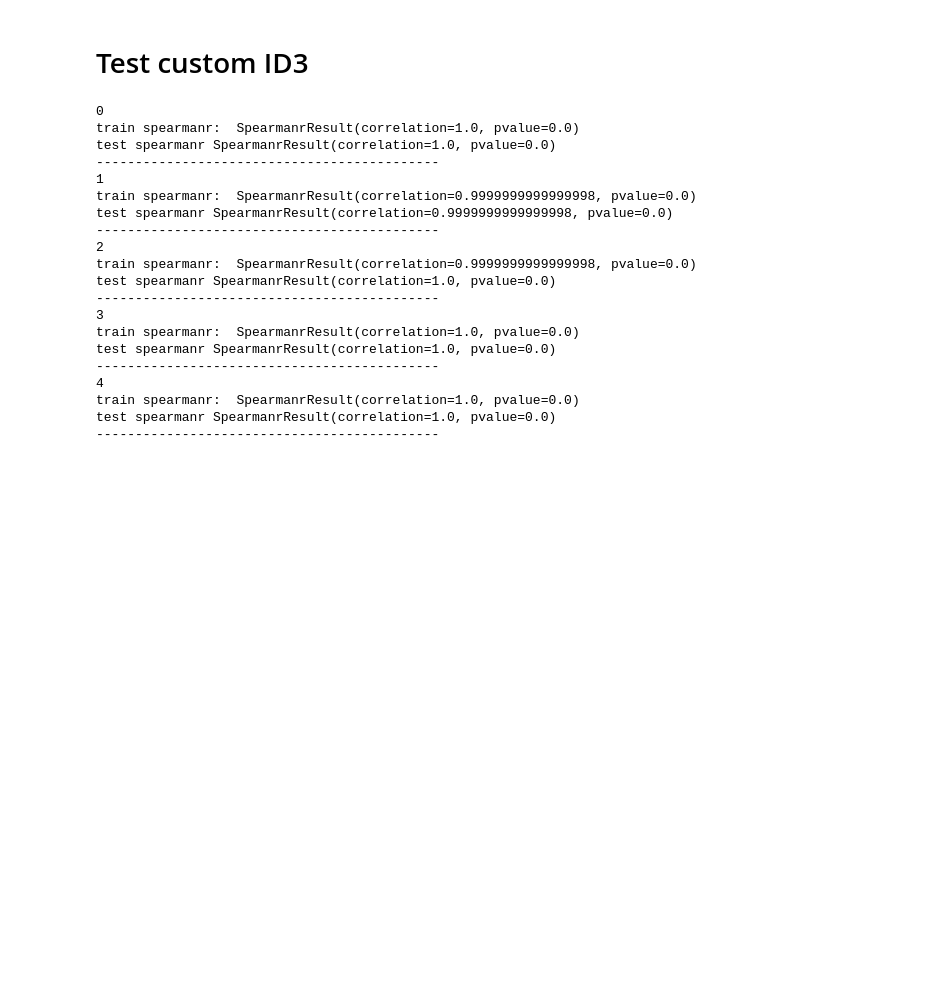
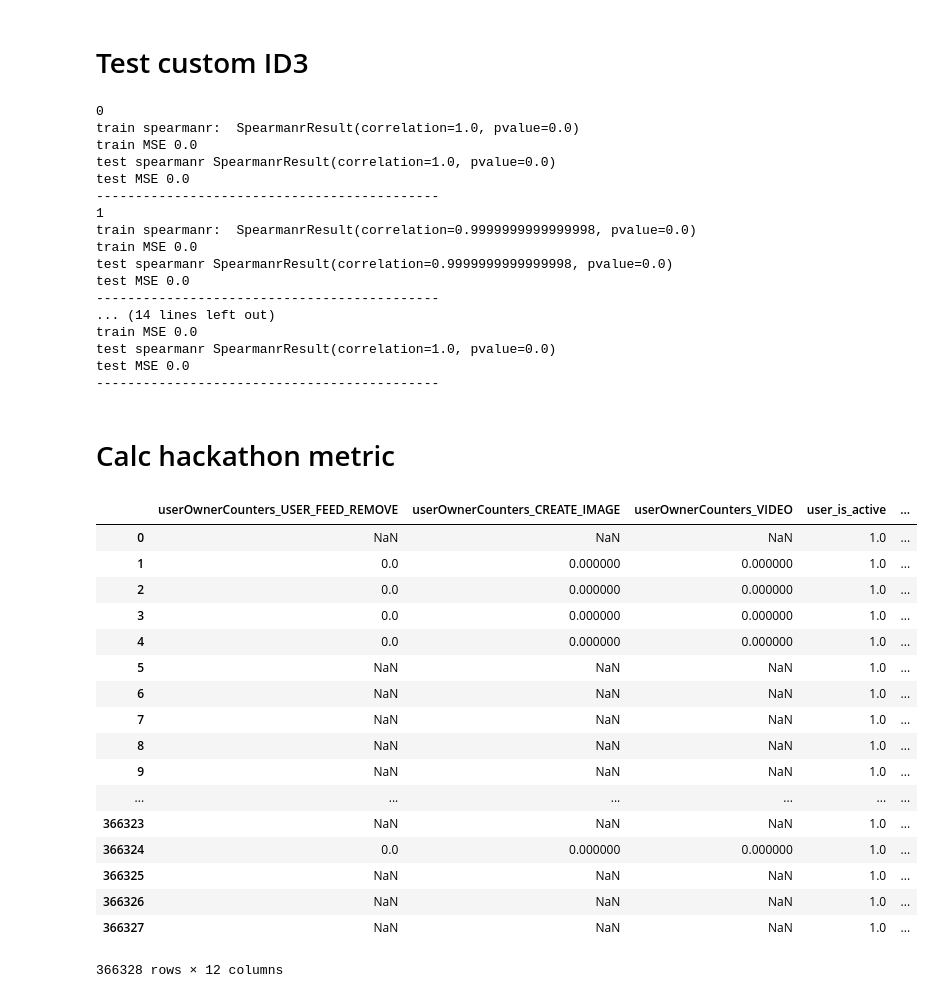
Before and after one commit to SKutukov/ML_experiments, a Jupyter notebook: main.py.ipynb, the cells around one changed output. Drawn from its saved outputs; the diff is of its cells as text; code cells hidden in the pictures; blank space fills up the shorter version.

Commit message:
add metric

```diff
--- a/main.py.ipynb
+++ b/main.py.ipynb
@@ -390,7 +415,6 @@ k = 5
 # %%
 for p in range(0, 5):
     X_train, y_train, X_test, y_test = split_dataframe(tranformed_data, Y, p, k)
-
 #     print(X_train.shape, y_train.shape, X_test.shape, y_test.shape)
     root =  ID3(X_train, y_train)
 
@@ -399,26 +423,79 @@ for p in range(0, 5):
 
     print(p)
     print("train spearmanr: ", spearmanr(y_train, y_train_sc))
+    print("train MSE", mean_squared_error(y_train, y_train_sc))
     print("test spearmanr", spearmanr(y_test, y_score))
+    print("test MSE", mean_squared_error(y_test, y_score))
     print("--------------------------------------------")
 # %% [output]
 0
 train spearmanr:  SpearmanrResult(correlation=1.0, pvalue=0.0)
+train MSE 0.0
 test spearmanr SpearmanrResult(correlation=1.0, pvalue=0.0)
+test MSE 0.0
 --------------------------------------------
 1
 train spearmanr:  SpearmanrResult(correlation=0.9999999999999998, pvalue=0.0)
+train MSE 0.0
 test spearmanr SpearmanrResult(correlation=0.9999999999999998, pvalue=0.0)
+test MSE 0.0
 --------------------------------------------
-2
-train spearmanr:  SpearmanrResult(correlation=0.9999999999999998, pvalue=0.0)
+... (14 lines left out)
+train MSE 0.0
 test spearmanr SpearmanrResult(correlation=1.0, pvalue=0.0)
+test MSE 0.0
 --------------------------------------------
-3
-train spearmanr:  SpearmanrResult(correlation=1.0, pvalue=0.0)
-test spearmanr SpearmanrResult(correlation=1.0, pvalue=0.0)
---------------------------------------------
-4
-train spearmanr:  SpearmanrResult(correlation=1.0, pvalue=0.0)
-test spearmanr SpearmanrResult(correlation=1.0, pvalue=0.0)
---------------------------------------------
+# %% [markdown]
+# Calc hackathon metric
+# %%
+# Used to read the Parquet data
+import pyarrow.parquet as parquet
+# Used to train the baseline model
+import numpy as np
+from sklearn.tree import DecisionTreeClassifier
+from sklearn.metrics import mean_squared_error
+from scipy.stats import spearmanr
+
+from sklearn.utils import shuffle
+
+import pandas as pd
+import os
+
+
+
+
+# Where the downloaded data are
+input_path = '/home/faraon/data/collabTrain/'
+# Where to store results
+output_path = './'
+
+dirs = ["date=2018-03-21"]
+
+data = pd.DataFrame({})
+for file in dirs:
+    temp_data = parquet.read_table(input_path + file).to_pandas()
+    data = pd.concat([data, temp_data])
+
+data['label'] = data['feedback'].apply(lambda x: 1.0 if("Liked" in x) else 0.0)
+
+data = data[ [*selected_features, "instanceId_userId", "instanceId_objectId", "label"] ]
+data
+# %% [output]
+|  | userOwnerCounters_USER_FEED_REMOVE | userOwnerCounters_CREATE_IMAGE | userOwnerCounters_VIDEO | user_is_active | ... |
+| 0 | NaN | NaN | NaN | 1.0 | ... |
+| 1 | 0.0 | 0.000000 | 0.000000 | 1.0 | ... |
+| 2 | 0.0 | 0.000000 | 0.000000 | 1.0 | ... |
+| 3 | 0.0 | 0.000000 | 0.000000 | 1.0 | ... |
+| 4 | 0.0 | 0.000000 | 0.000000 | 1.0 | ... |
+| 5 | NaN | NaN | NaN | 1.0 | ... |
+| 6 | NaN | NaN | NaN | 1.0 | ... |
+| 7 | NaN | NaN | NaN | 1.0 | ... |
+| 8 | NaN | NaN | NaN | 1.0 | ... |
+| 9 | NaN | NaN | NaN | 1.0 | ... |
+| ... | ... | ... | ... | ... | ... |
+| 366323 | NaN | NaN | NaN | 1.0 | ... |
+| 366324 | 0.0 | 0.000000 | 0.000000 | 1.0 | ... |
+| 366325 | NaN | NaN | NaN | 1.0 | ... |
+| 366326 | NaN | NaN | NaN | 1.0 | ... |
+| 366327 | NaN | NaN | NaN | 1.0 | ... |
+366328 rows × 12 columns
```
Also changed, not shown: parts of 10 cells of this notebook, 1 other file.
